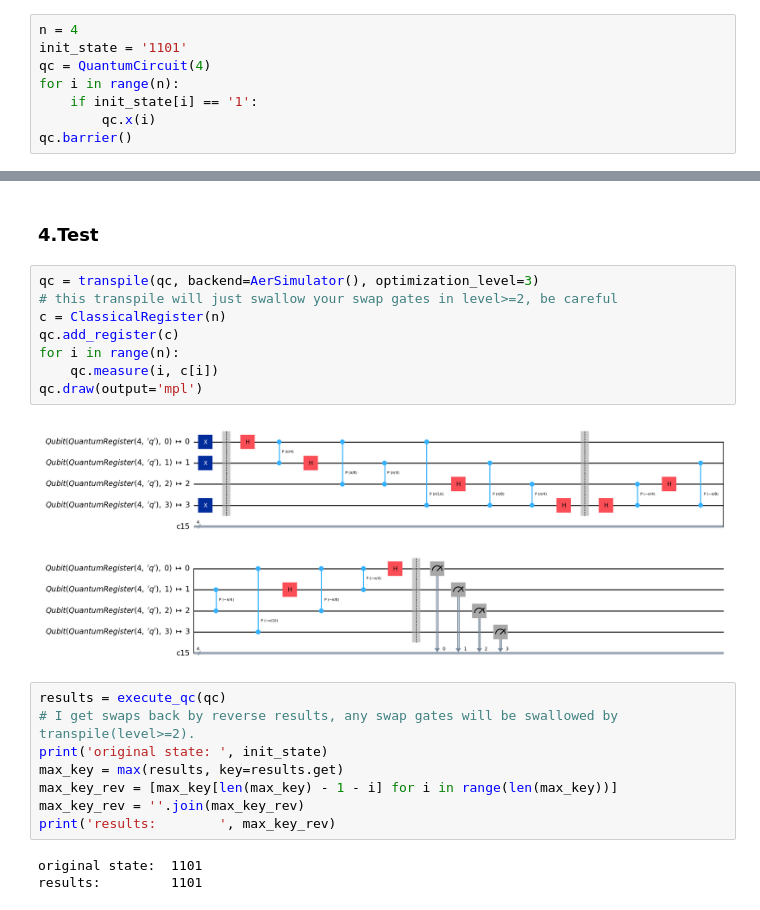
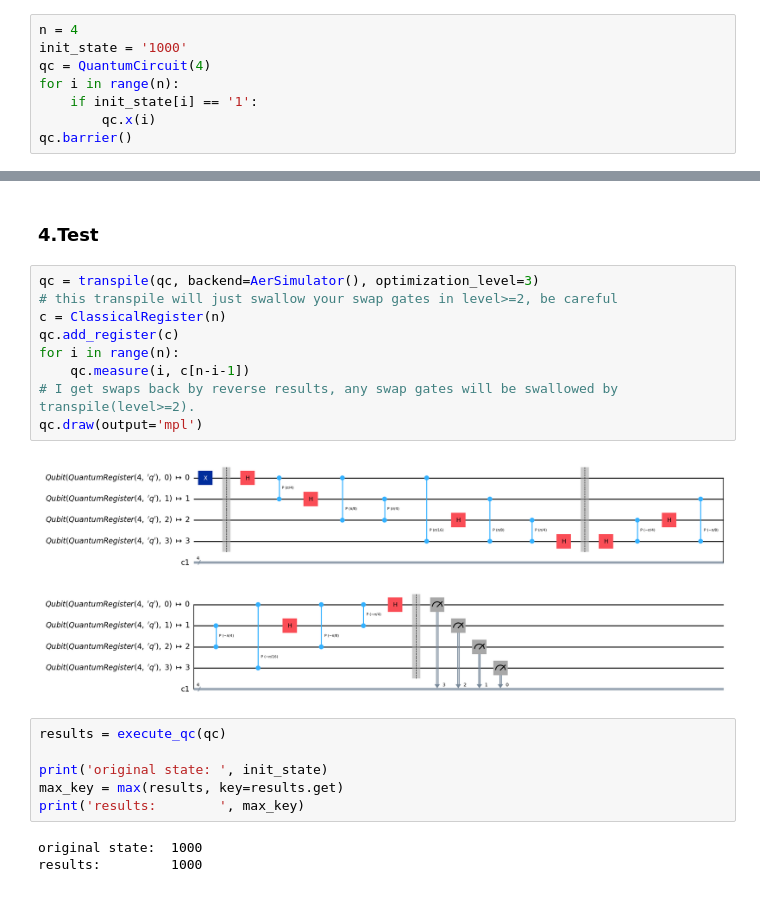
Before and after one commit to xuelx1/LearnQC, a Jupyter notebook: qft.ipynb, the cells around one changed output, grey strips where cells are left out. Drawn from its saved outputs; the diff is of its cells as text.

```diff
--- a/qft.ipynb
+++ b/qft.ipynb
@@ -8,7 +8,7 @@ from qiskit.circuit import ClassicalRegister
 import math
 # %%
 n = 4
-init_state = '1101'
+init_state = '1000'
 qc = QuantumCircuit(4)
 for i in range(n):
     if init_state[i] == '1':
@@ -56,21 +56,20 @@ qc.draw(output='mpl')
 # %%
 qc = transpile(qc, backend=AerSimulator(), optimization_level=3)
 # this transpile will just swallow your swap gates in level>=2, be careful
 c = ClassicalRegister(n)
 qc.add_register(c)
 for i in range(n):
-    qc.measure(i, c[i])
+    qc.measure(i, c[n-i-1])
+# I get swaps back by reverse results, any swap gates will be swallowed by transpile(level>=2).
 qc.draw(output='mpl')
 # %% [output]
-[figure, old version]
+[figure, new version]
 # %%
 results = execute_qc(qc)
-# I get swaps back by reverse results, any swap gates will be swallowed by transpile(level>=2).
+
 print('original state: ', init_state)
 max_key = max(results, key=results.get)
-max_key_rev = [max_key[len(max_key) - 1 - i] for i in range(len(max_key))]
-max_key_rev = ''.join(max_key_rev)
-print('results:        ', max_key_rev)
+print('results:        ', max_key)
 # %% [output]
-original state:  1101
-results:         1101
+original state:  1000
+results:         1000
```
Also changed, not shown: parts of 2 cells of this notebook, 4 other files.
